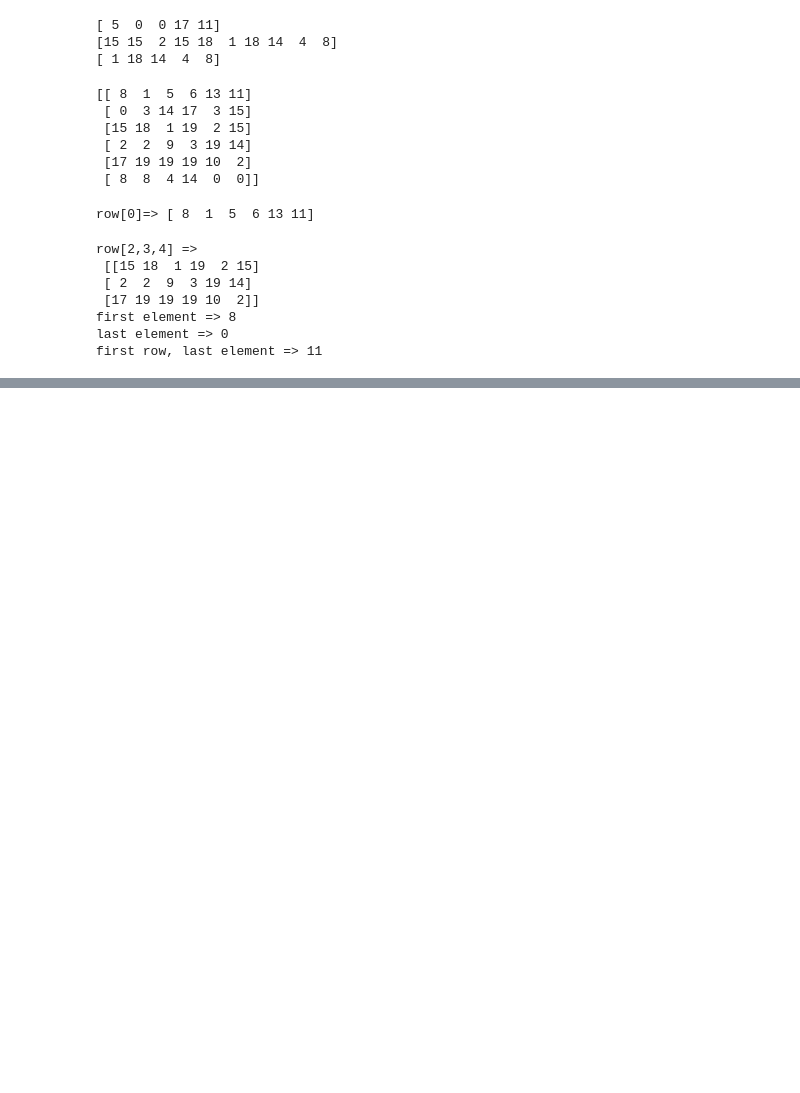
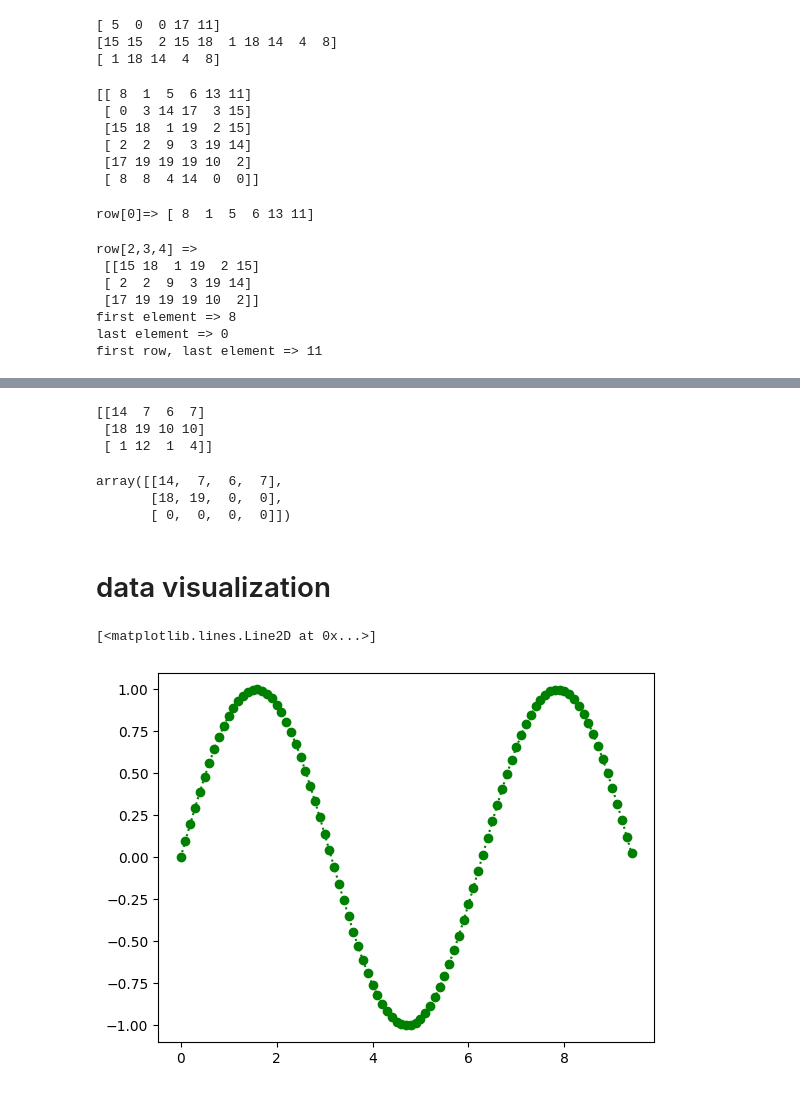
Before and after one commit to Amjadali168/2023-SEP--PY-DS, a Jupyter notebook: data analysis/numpy.ipynb, the cells around one changed output, grey strips where cells are left out. Saved outputs shown, nothing was run; the diff lists cells and outputs as text; code cells hidden in the pictures; blank space fills up the shorter version.

Commit message:
data analysis

```diff
--- a/data analysis/numpy.ipynb
+++ b/data analysis/numpy.ipynb
@@ -217,0 +346,6 @@ first row, last element => 11
+# %%
+print(x.reshape(3, 4))
+# %% [output]
+[[14  7  6  7]
+ [18 19 10 10]
+ [ 1 12  1  4]]
@@ -217,0 +354,8 @@ first row, last element => 11
+# %%
+x
+# %% [output]
+array([[14,  7,  6,  7],
+       [18, 19,  0,  0],
+       [ 0,  0,  0,  0]])
+# %% [markdown]
+# data visualization
@@ -217,0 +364,8 @@ first row, last element => 11
+# %%
+t = np.arange(0, 3*np.pi, .1)
+x = np.sin(t)
+y = np.cos(t)
+plt.plot(t, x, 'go:')
+# %% [output]
+[<matplotlib.lines.Line2D at 0x...>]
+[figure, added]
```
Also changed, not shown: parts of 26 cells of this notebook, 4 other files.
